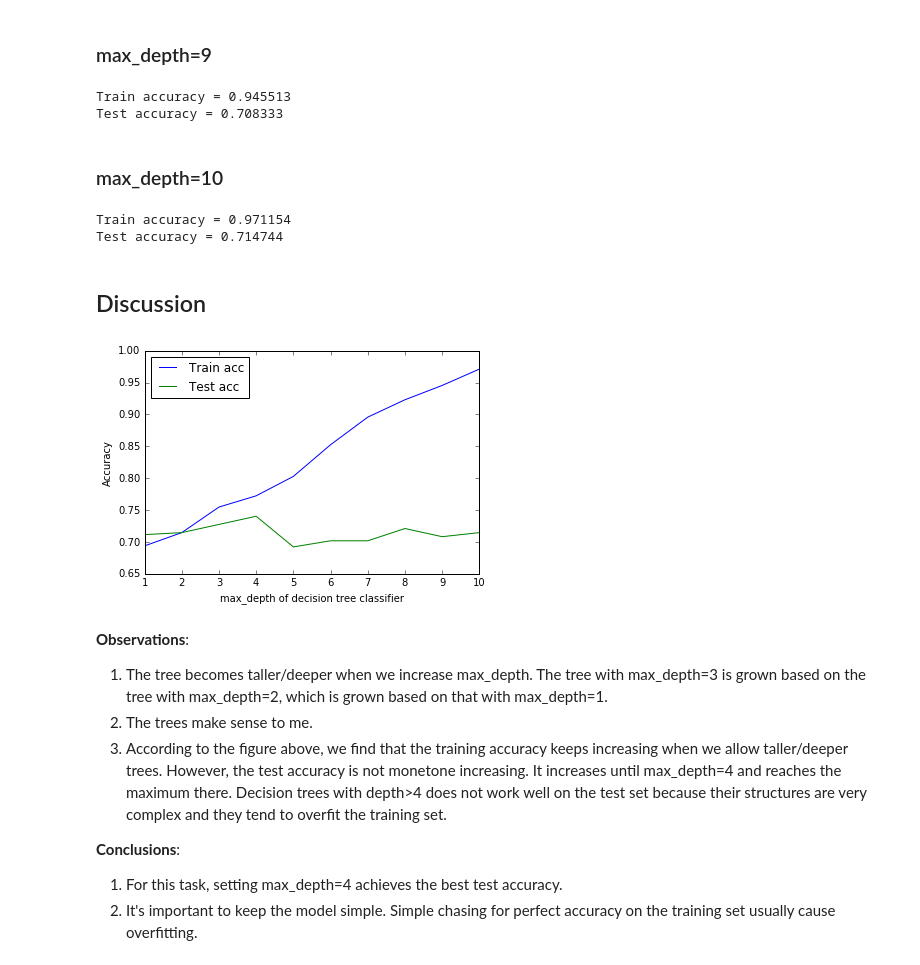
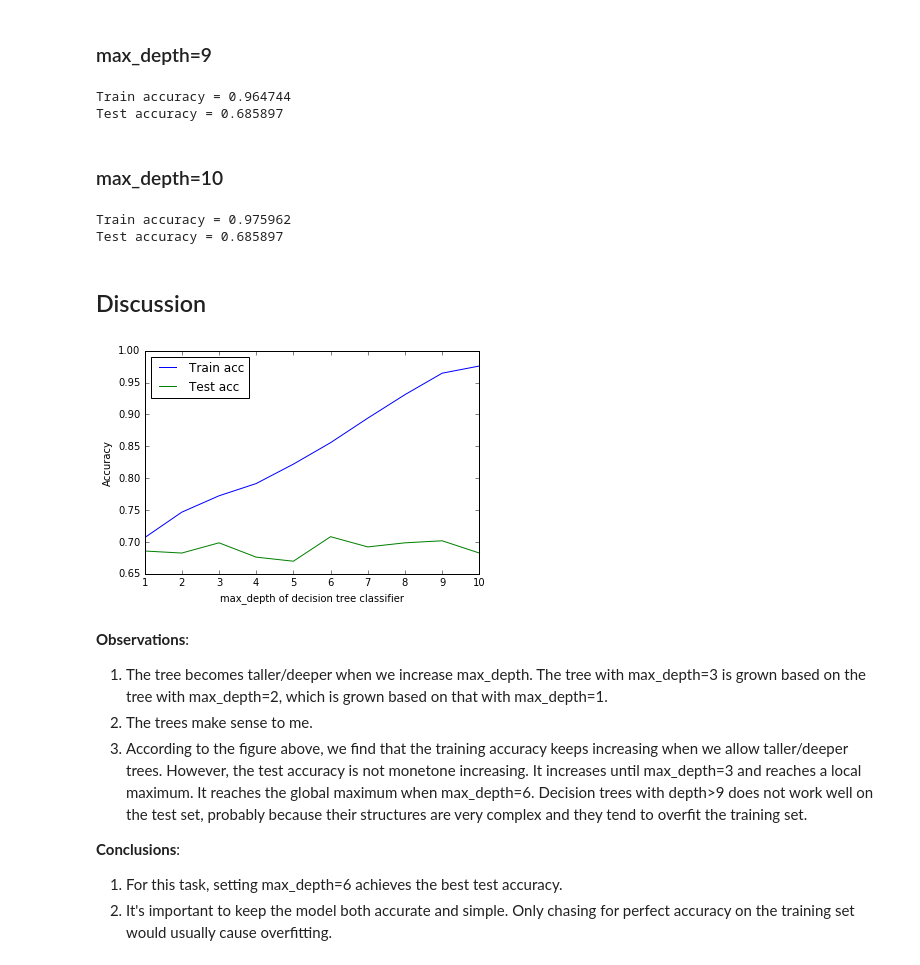
Before and after one commit to JianweiQ/CS595-01, a Jupyter notebook: assignment3.ipynb, the cells around one changed output. Drawn from its saved outputs; the diff is of its cells as text; code cells hidden in the pictures.

```diff
--- a/assignment3.ipynb
+++ b/assignment3.ipynb
@@ -19,7 +24,7 @@ reader=csv.reader(open("GermanCreditData.csv","rt"),delimiter=',')
 data=list(reader)
 Xy=np.array(data).astype('int')#load feature data
 X=Xy[:,0:24]
-y=Xy[:,[24]]
+y=Xy[:,24]
 print('Data shape:\n%d features, %d instances' % (len(X[0]),len(X)))
 print('\nHead 5 lines of X:')
 print(X[:5])
@@ -171,8 +180,8 @@ test_pred=clf.predict(X_test)
 print("Train accuracy = %f" % accuracy_score(y_train,train_pred))
 print("Test accuracy = %f" % accuracy_score(y_test,test_pred))
 # %% [output]
-Train accuracy = 0.945513
-Test accuracy = 0.708333
+Train accuracy = 0.964744
+Test accuracy = 0.685897
 # %% [markdown]
 ### max_depth=10
 # %%
@@ -183,31 +192,40 @@ test_pred=clf.predict(X_test)
 print("Train accuracy = %f" % accuracy_score(y_train,train_pred))
 print("Test accuracy = %f" % accuracy_score(y_test,test_pred))
 # %% [output]
-Train accuracy = 0.971154
-Test accuracy = 0.714744
+Train accuracy = 0.975962
+Test accuracy = 0.685897
 # %% [markdown]
 ## Discussion
 # %%
 %matplotlib inline
 #plot the change of accuracy wrt max_depth
 import matplotlib.pyplot as plt
 maxdepth=range(1,11)
-train_acc=[0.693910,0.714744,0.754808,0.772436,0.802885,0.852564,0.895833,0.923077,0.945513,0.971154]
-test_acc=[0.711538,0.714744,0.727564,0.740385,0.692308,0.701923,0.701923,0.721154,0.708333,0.714744]
+train_acc=[]
+test_acc=[]
+
+for i in range(1,11):
+    clf = DecisionTreeClassifier(max_depth=i)
+    clf.fit(X_train,y_train)
+    train_pred=clf.predict(X_train)
+    test_pred=clf.predict(X_test)
+    train_acc.append(accuracy_score(y_train,train_pred))
+    test_acc.append(accuracy_score(y_test,test_pred))
+
 plt.plot(maxdepth,train_acc)
 plt.plot(maxdepth,test_acc)
 plt.xlabel("max_depth of decision tree classifier")
 plt.ylabel("Accuracy")
 plt.legend(["Train acc","Test acc"],loc='upper left')
 plt.show()
 # %% [output]
-[figure, old version]
+[figure, new version]
 # %% [markdown]
 **Observations**:
 1. The tree becomes taller/deeper when we increase max_depth. The tree with max_depth=3 is grown based on the tree with max_depth=2, which is grown based on that with max_depth=1.
 2. The trees make sense to me.
-3. According to the figure above, we find that the training accuracy keeps increasing when we allow taller/deeper trees. However, the test accuracy is not monetone increasing. It increases until max_depth=4 and reaches the maximum there. Decision trees with depth>4 does not work well on the test set because their structures are very complex and they tend to overfit the training set.
+3. According to the figure above, we find that the training accuracy keeps increasing when we allow taller/deeper trees. However, the test accuracy is not monetone increasing. It increases until max_depth=3 and reaches a local maximum. It reaches the global maximum when max_depth=6. Decision trees with depth>9 does not work well on the test set, probably because their structures are very complex and they tend to overfit the training set.
 
 **Conclusions**:
-1. For this task, setting max_depth=4 achieves the best test accuracy.
-2. It's important to keep the model simple. Simple chasing for perfect accuracy on the training set usually cause overfitting.
+1. For this task, setting max_depth=6 achieves the best test accuracy.
+2. It's important to keep the model both accurate and simple. Only chasing for perfect accuracy on the training set would usually cause overfitting.
```
Also changed, not shown: parts of 12 cells of this notebook.
